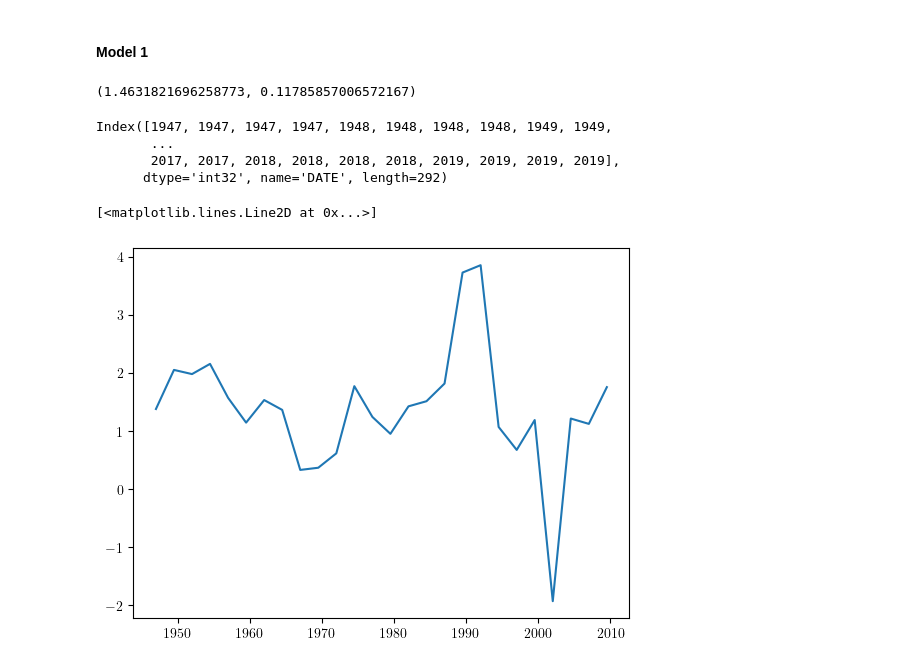
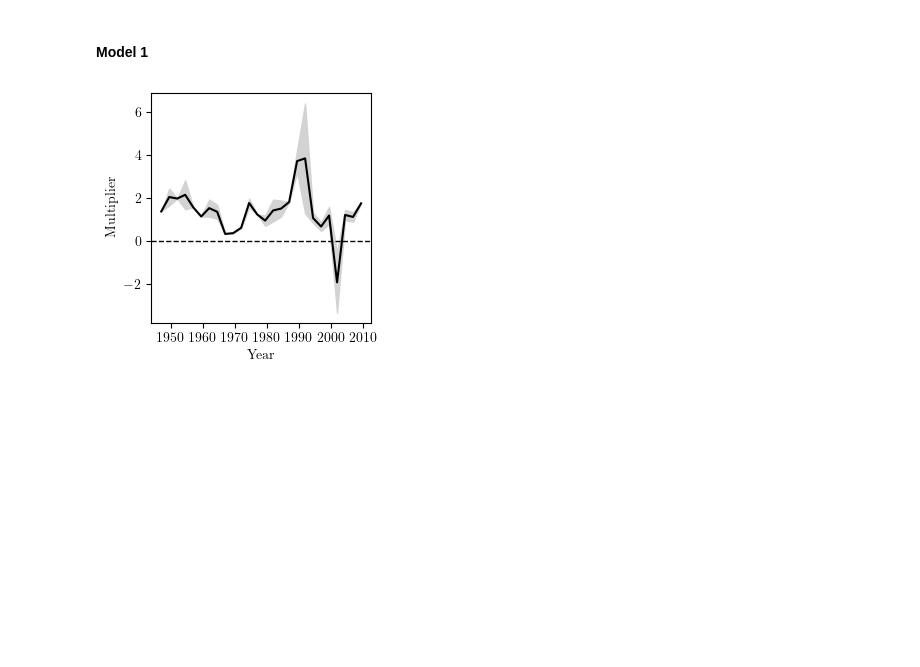
Before and after one commit to GavinEngelstad/SVAR-Fiscal-Multiplier, a Jupyter notebook: notebooks/robustness/over_time.ipynb, the cells around one changed output. Saved outputs shown, nothing was run; the diff lists cells and outputs as text; code cells hidden in the pictures; blank space fills up the shorter version.

```diff
--- a/notebooks/robustness/over_time.ipynb
+++ b/notebooks/robustness/over_time.ipynb
@@ -85,32 +85,43 @@ def get_mult(df, A, B, T=25):
     return multiplier, multiplier_err
 # %% [markdown]
 #### Model 1
-# %%
-## svar
-A = np.array([[1, 'E', 'E'], [0, 1, 0], [1.7, 0, 1]])
-B = np.array([[1, 0, 0], [0, 1, 0], [0, 'E', 1]])
-
-
-## estimate
-get_mult(df, A, B)
-# %% [output]
-(1.4631821696258773, 0.11785857006572167)
-# %%
-df.index.year
-# %% [output]
-Index([1947, 1947, 1947, 1947, 1948, 1948, 1948, 1948, 1949, 1949,
-       ...
-       2017, 2017, 2018, 2018, 2018, 2018, 2019, 2019, 2019, 2019],
-      dtype='int32', name='DATE', length=292)
-# %%
-plt.plot(df[:-40:10].index, mults)
-# %% [output]
-[<matplotlib.lines.Line2D at 0x...>]
-[figure, removed]
-# %%
-mults = []
-mult_errs = []
-for i in range(0, len(df) - 40, 10):
-    m, me = get_mult(df[i:i + 40], A, B)
-    mults.append(m)
-    mult_errs.append(me)
+# %%
+## config
+A = np.array([[1, 'E', 'E'], [0, 1, 0], [1.7, 0, 1]])
+B = np.array([[1, 0, 0], [0, 1, 0], [0, 'E', 1]])
+period = 40
+interval = 10
+
+## estimate
+ts = np.arange(0, len(df) - period, interval)
+multipliers = []
+multiplier_errs = []
+for i in ts:
+    m, me = get_mult(df[i:i + period], A, B)
+    multipliers.append(m)
+    multiplier_errs.append(me)
+multipliers = np.array(multipliers)
+multiplier_errs = np.array(multiplier_errs)
+
+## plot it
+fig, ax = plt.subplots()
+fig.set_figwidth(3)
+fig.set_figheight(3)
+ax.set_ylabel('Multiplier')
+ax.set_xlabel('Year')
+
+# plot the data
+ax.fill_between(
+        df.iloc[ts].index,
+        multipliers - multiplier_errs,
+        multipliers + multiplier_errs,
+        color='lightgray',
+    )
+ax.plot(df.iloc[ts].index, multipliers, 'k-')
+ax.axhline(0, ls='--', c='k', lw=1)
+
+## final things
+fig.tight_layout()
+fig.savefig('paper/figures/b20_ts.pdf')
+# %% [output]
+[figure, added]
```
Also changed, not shown: parts of 2 cells of this notebook, 10 other files.
